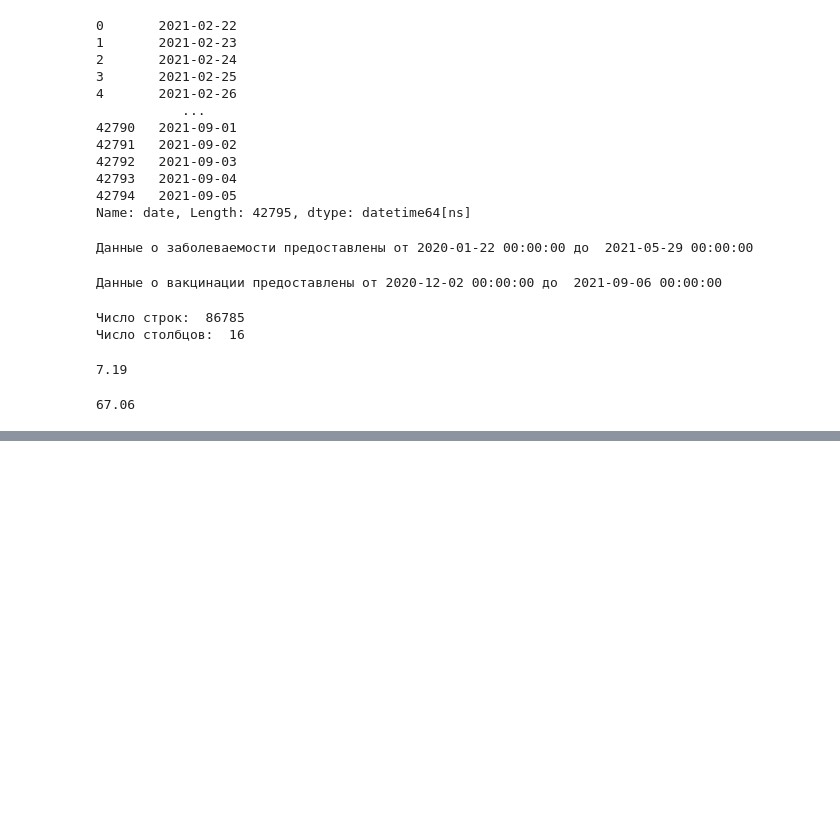
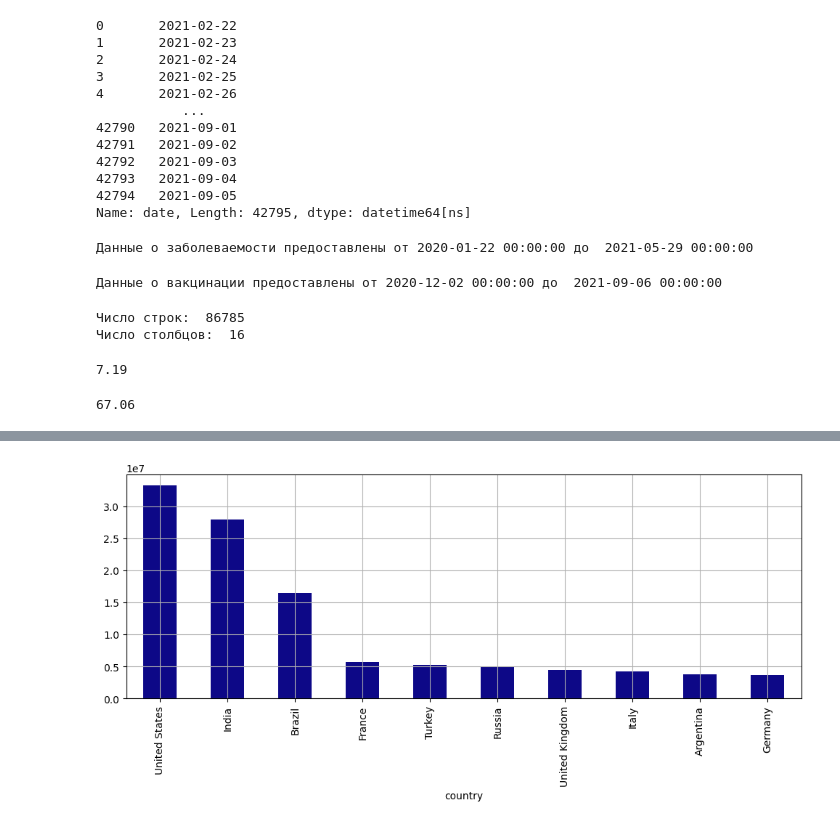
Before and after one commit to olesyaRU/OlesyaRuban, a Jupyter notebook: Очистка данных/COVID/country_vaccinations.ipynb, the cells around one changed output, grey strips where cells are left out. Cells and saved outputs as stored; diff of their text form; code cells hidden in the pictures; blank space fills up the shorter version.

```diff
--- a/Очистка данных/COVID/country_vaccinations.ipynb
+++ b/Очистка данных/COVID/country_vaccinations.ipynb
@@ -254,0 +292,14 @@ round(covid_df[covid_df['country'] == 'Russia']['recover_rate'].mean(), 2)
+# %%
+# Давайте построим столбчатую диаграмму, которая покажет ТОП-10 стран по суммарной заболеваемости.
+# Для этого сгруппируем данные по странам и вычислим последний зафиксированный показатель с помощью агрегирующего метода last() — он возвращает последнее значение в столбце DataFrame.
+# Для построения столбчатой диаграммы значение параметра kind выставляем на 'bar'. Параметр colormap отвечает за цветовую гамму графика.grouped_country = covid_df.groupby(['country'])['confirmed'].last()
+grouped_country = covid_df.groupby(['country'])['confirmed'].last()
+grouped_country = grouped_country.nlargest(10)
+grouped_country.plot(
+    kind='bar',
+    grid=True,
+    figsize=(12, 4),
+    colormap='plasma'
+    );
+# %% [output]
+[figure, added]
```
Also changed, not shown: parts of 34 cells of this notebook.
